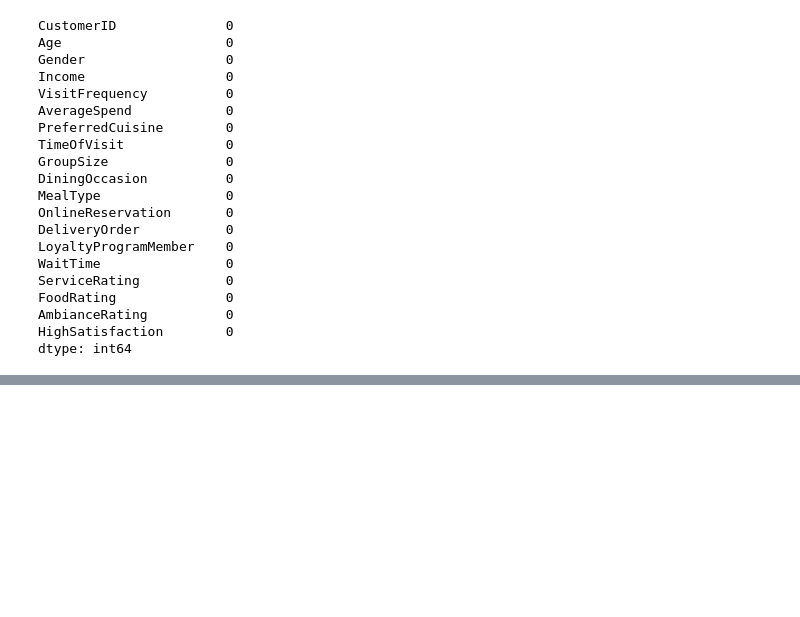
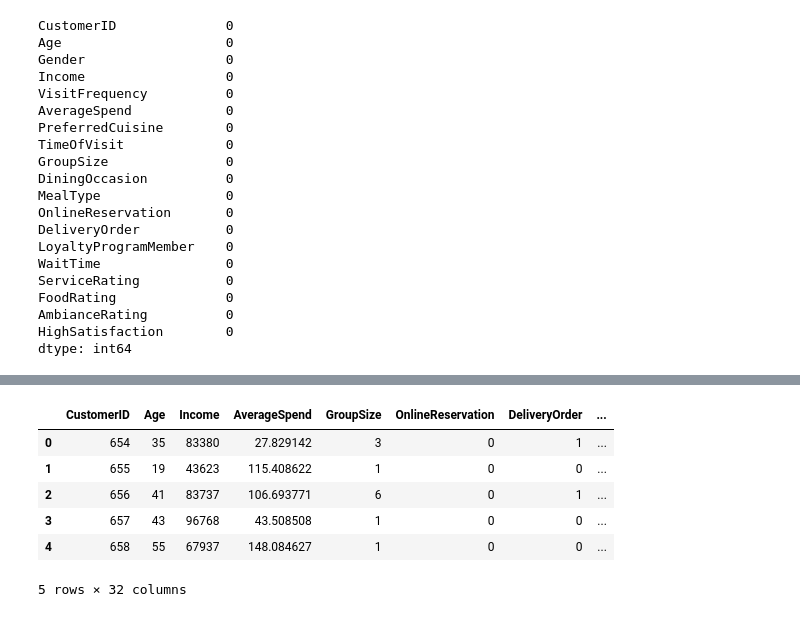
Before and after one commit to UlrichMakindi/Data_Analyst_Portfolio, a Jupyter notebook: Projet 4 - Restaurant customers satisfaction /restaurant_customers_satisfaction.ipynb, the cells around one changed output, grey strips where cells are left out. Cells and saved outputs as stored; diff of their text form; code cells hidden in the pictures; blank space fills up the shorter version.

```diff
--- a/Projet 4 - Restaurant customers satisfaction /restaurant_customers_satisfaction.ipynb
+++ b/Projet 4 - Restaurant customers satisfaction /restaurant_customers_satisfaction.ipynb
@@ -293,0 +111,22 @@ plt.show()
+# %%
+
+### separer les variables catégorielles et les variables numeriques
+### encoder les variables catégorielles
+### rassembler les variables encodées et les variables numeriques dans un nouveau dataframe.
+
+
+categorical_columns = df.select_dtypes(include = ['object'])
+numerical_columns = df.select_dtypes(include = ['float64', 'int64'])
+
+categorical_columns = pd.get_dummies(categorical_columns)
+
+df_encoded = pd.concat([numerical_columns, categorical_columns], axis = 1)
+df_encoded.head()
+# %% [output]
+|  | CustomerID | Age | Income | AverageSpend | GroupSize | OnlineReservation | DeliveryOrder | ... |
+| 0 | 654 | 35 | 83380 | 27.829142 | 3 | 0 | 1 | ... |
+| 1 | 655 | 19 | 43623 | 115.408622 | 1 | 0 | 0 | ... |
+| 2 | 656 | 41 | 83737 | 106.693771 | 6 | 0 | 1 | ... |
+| 3 | 657 | 43 | 96768 | 43.508508 | 1 | 0 | 0 | ... |
+| 4 | 658 | 55 | 67937 | 148.084627 | 1 | 0 | 0 | ... |
+5 rows × 32 columns
```
Also changed, not shown: parts of 12 cells of this notebook.
